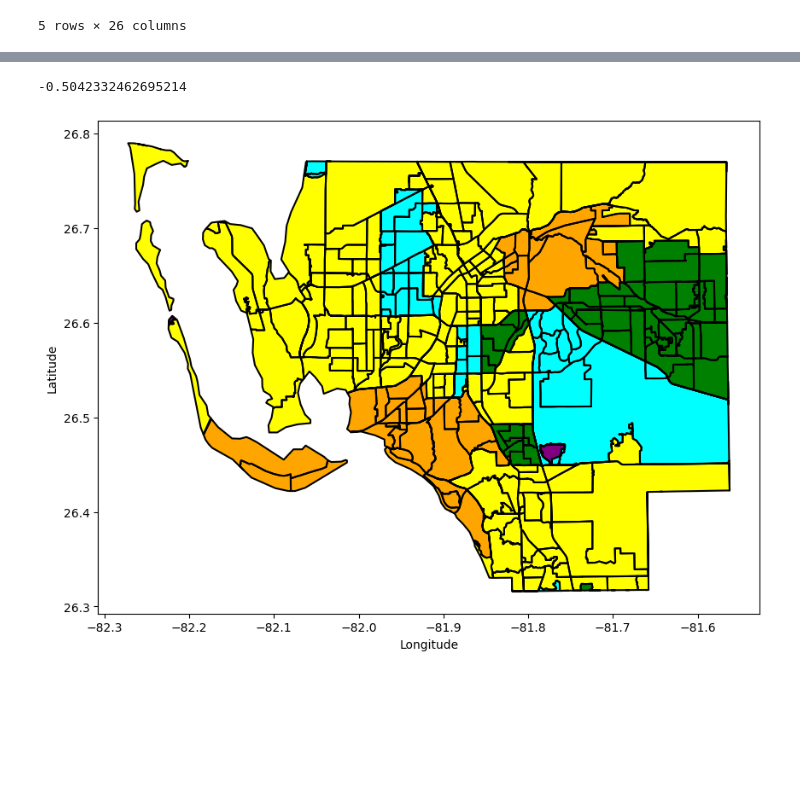
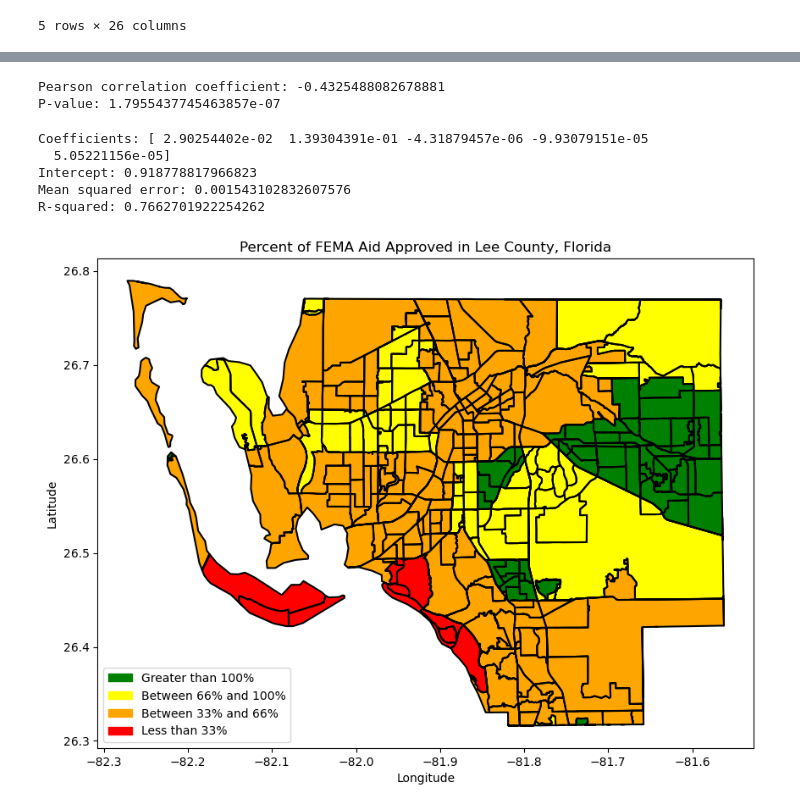
Before and after one commit to zacbakerr/open-fema-analysis, a Jupyter notebook: lee_county_analysis.ipynb, the cells around one changed output, grey strips where cells are left out. Drawn from its saved outputs; the diff is of its cells as text; code cells hidden in the pictures; blank space fills up the shorter version.

Commit message:
performed linear regression

```diff
--- a/lee_county_analysis.ipynb
+++ b/lee_county_analysis.ipynb
@@ -307,8 +289,7 @@ ValueError: Length of values (0) does not match length of index (534)
 gini = []
 
 for i in range(534):
+    if gini_dict[joint_tracts_zip["TRACTCE"][i]] == "-": gini_dict[joint_tracts_zip["TRACTCE"][i]] = 0.44
     gini.append(float(gini_dict[joint_tracts_zip["TRACTCE"][i]]))
 
 joint_tracts_zip["gini_value"] = gini
-
-joint_tracts_zip["percent_people_approved"].corr(joint_tracts_zip["gini_value"])
@@ -357,8 +303,43 @@ print(filtered_df)
 # %%
-# run correlation on sv_zone and percent_aid_approved, percent_people_approved, average_damage
-filtered_df["percent_people_approved"].corr(filtered_df["average_damage"])
+from scipy.stats import pearsonr
+
+# run correlation on sv_zone and percent_aid_approved, percent_people_approved, average_damage, gini_value, percent_eligible_approved, applicants, eligible
+r_value, p_value = pearsonr(filtered_df["percent_aid_approved"], filtered_df["eligible"])
+
+print(f"Pearson correlation coefficient: {r_value}")
+print(f"P-value: {p_value}")
 # %% [output]
--0.5042332462695214
+Pearson correlation coefficient: -0.4325488082678881
+P-value: 1.7955437745463857e-07
+# %%
+import pandas as pd
+from sklearn.linear_model import LinearRegression
+from sklearn.model_selection import train_test_split
+from sklearn.metrics import mean_squared_error, r2_score
+
+X = filtered_df[['sv_zone', 'gini_value', 'average_damage', 'applicants', 'eligible']]
+Y = filtered_df['percent_people_approved']
+
+X_train, X_test, Y_train, Y_test = train_test_split(X, Y, test_size=0.2, random_state=42)
+
+model = LinearRegression()
+model.fit(X_train, Y_train)
+
+Y_pred = model.predict(X_test)
+
+mse = mean_squared_error(Y_test, Y_pred)
+r2 = r2_score(Y_test, Y_pred)
+
+print(f"Coefficients: {model.coef_}")
+print(f"Intercept: {model.intercept_}")
+print(f"Mean squared error: {mse}")
+print(f"R-squared: {r2}")
+# %% [output]
+Coefficients: [ 2.90254402e-02  1.39304391e-01 -4.31879457e-06 -9.93079151e-05
+  5.05221156e-05]
+Intercept: 0.918778817966823
+Mean squared error: 0.001543102832607576
+R-squared: 0.7662701922254262
 # %%
 # define different coloring functions for the plot of Lee County
 def zone_to_color(value):
@@ -374,24 +355,47 @@ def zone_to_color(value):
 def damage_to_color(value):
     if value == 0: return "purple"
     if float(value) > 1: return "green"
-    elif float(value) > 0.75: return "cyan"
-    elif float(value) > 0.4: return "yellow"
-    elif float(value) > 0.0001: return "orange"
+    elif float(value) > 0.66: return "yellow"
+    elif float(value) > 0.33: return "orange"
+    else: return "red"
+
+def avgdamage_to_color(value):
+    if value == 0: return "purple"
+    if float(value) > 4000: return "red"
+    elif float(value) > 1500: return "orange"
+    elif float(value) > 750: return "yellow"
+    elif float(value) > 500: return "cyan"
+    else: return "green"
+
+def gini_to_color(value):
+    if value == 0: return "purple"
+    if float(value) > 0.625: return "green"
+    elif float(value) > 0.5: return "yellow"
+    elif float(value) > 0.375: return "orange"
     else: return "red"
 
 sv_zone_colors = joint_tracts_zip['sv_zone'].apply(zone_to_color)
 damage_colors = joint_tracts_zip['percent_aid_approved'].apply(damage_to_color)
+people_colors = joint_tracts_zip['percent_people_approved'].apply(people_to_color)
+gini_colors = joint_tracts_zip['gini_value'].apply(gini_to_color)
+damage_colors = joint_tracts_zip['average_damage'].apply(avgdamage_to_color)
 # %%
 fig, ax = plt.subplots(1, 1, figsize=(10, 10))
 ax.set_xlabel("Longitude")
 ax.set_ylabel("Latitude")
+ax.set_title("Percent of FEMA Aid Approved in Lee County, Florida")
 
 joint_tracts_zip.boundary.plot(ax=ax, edgecolor='black')
 joint_tracts_zip.plot(ax=ax, color=damage_colors)
 
+zone1 = mpatches.Patch(color='green', label='Greater than 100%')
+zone3 = mpatches.Patch(color='yellow', label='Between 66% and 100%')
+zone4 = mpatches.Patch(color='orange', label='Between 33% and 66%')
+zone5 = mpatches.Patch(color='red', label='Less than 33%')
+plt.legend(handles=[zone1, zone3, zone4, zone5], loc="lower left")
 plt.show()
 # %% [output]
-[figure, old version]
+[figure, new version]
 # %%
 fig, ax = plt.subplots(1, 1, figsize=(10, 10))
 ax.set_xlabel("Longitude")
```
Also changed, not shown: parts of 10 cells of this notebook.
